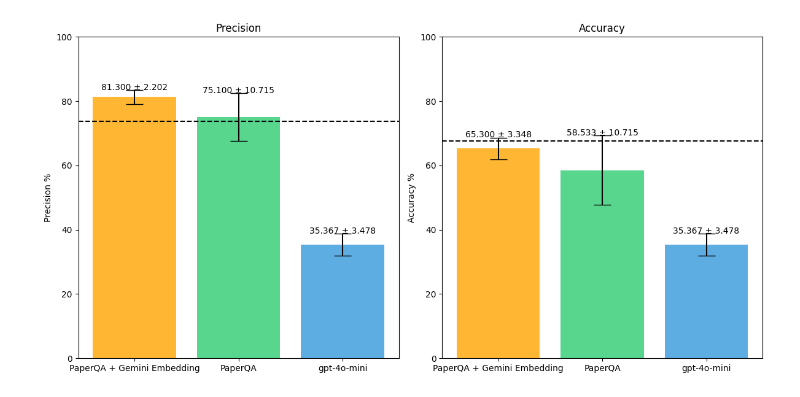
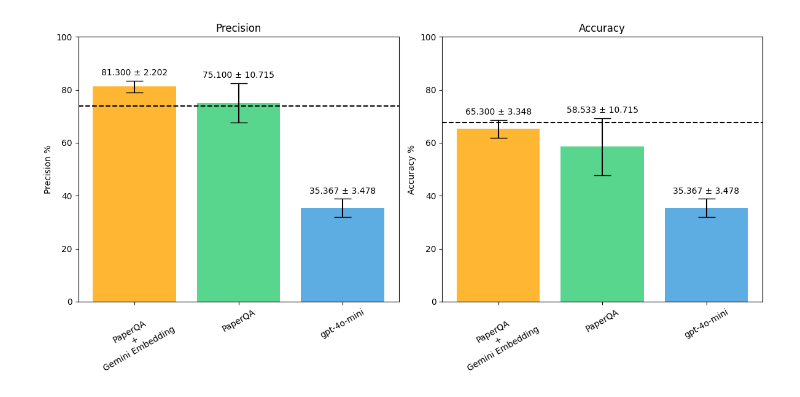
Before and after one commit to jacknguyen0810/inspect-agentic_mcq, a Jupyter notebook: demo/reproduce_results.ipynb, the cells around one changed output. Cells and saved outputs as stored; diff of their text form; code cells hidden in the pictures.

```diff
--- a/demo/reproduce_results.ipynb
+++ b/demo/reproduce_results.ipynb
@@ -51,25 +51,25 @@ ax[0].set_ylabel("Precision %")
 
 ax[0].text(
     0,
-    gemini_embed_precision_mean + gemini_embed_precision_std + 0.02,
+    gemini_embed_precision_mean + gemini_embed_precision_std + 2,
     f"{gemini_embed_precision_mean:.3f} ± {gemini_embed_precision_std:.3f}",
     ha="center"
 )
 ax[0].text(
     1,
-    paperqa_precision_mean + paperqa_precision_std + 0.02,
+    paperqa_precision_mean + paperqa_precision_std + 2,
     f"{paperqa_precision_mean:.3f} ± {paperqa_accuracy_std:.3f}",
     ha="center"
 )
 ax[0].text(
     2,
-    gpt_4o_mini_precision_mean + gpt_4o_mini_precision_std + 0.02,
+    gpt_4o_mini_precision_mean + gpt_4o_mini_precision_std + 2,
     f"{gpt_4o_mini_precision_mean:.3f} ± {gpt_4o_mini_precision_std:.3f}",
     ha="center"
 )
 
 ax[0].axhline(73.8, linestyle="--", color="black")
-ax[0].set_xticklabels(["PaperQA + Gemini Embedding", "PaperQA", "gpt-4o-mini"])
+ax[0].set_xticklabels(["PaperQA\n+\nGemini Embedding", "PaperQA", "gpt-4o-mini"], rotation=30)
 
 
 # Plot Accuracy
@@ -82,35 +82,35 @@ ax[1].bar(
     alpha=0.8
 )
 
 ax[1].set_xticks([0, 1, 2])
 ax[1].set_ylim(0, 100)
 ax[1].set_title("Accuracy")
 ax[1].set_ylabel("Accuracy %")
 
 ax[1].text(
     0,
-    gemini_embed_accuracy_mean + gemini_embed_accuracy_std + 0.02,
+    gemini_embed_accuracy_mean + gemini_embed_accuracy_std + 2,
     f"{gemini_embed_accuracy_mean:.3f} ± {gemini_embed_accuracy_std:.3f}",
     ha="center"
 )
 ax[1].text(
     1,
-    paperqa_accuracy_mean + paperqa_accuracy_std + 0.02,
+    paperqa_accuracy_mean + paperqa_accuracy_std + 2,
     f"{paperqa_accuracy_mean:.3f} ± {paperqa_accuracy_std:.3f}",
     ha="center"
 )
 ax[1].text(
     2,
-    gpt_4o_mini_accuracy_mean + gpt_4o_mini_accuracy_std + 0.02,
+    gpt_4o_mini_accuracy_mean + gpt_4o_mini_accuracy_std + 2,
     f"{gpt_4o_mini_accuracy_mean:.3f} ± {gpt_4o_mini_accuracy_std:.3f}",
     ha="center"
 )
 
 ax[1].axhline(67.7, linestyle="--", color="black")
-ax[1].set_xticklabels(["PaperQA + Gemini Embedding", "PaperQA", "gpt-4o-mini"])
+ax[1].set_xticklabels(["PaperQA\n+\nGemini Embedding", "PaperQA", "gpt-4o-mini"], rotation=30)
 
 
 plt.tight_layout()
 plt.show()
 # %% [output]
-[figure, old version]
+[figure, new version]
```
Also changed, not shown: 14 other files.
